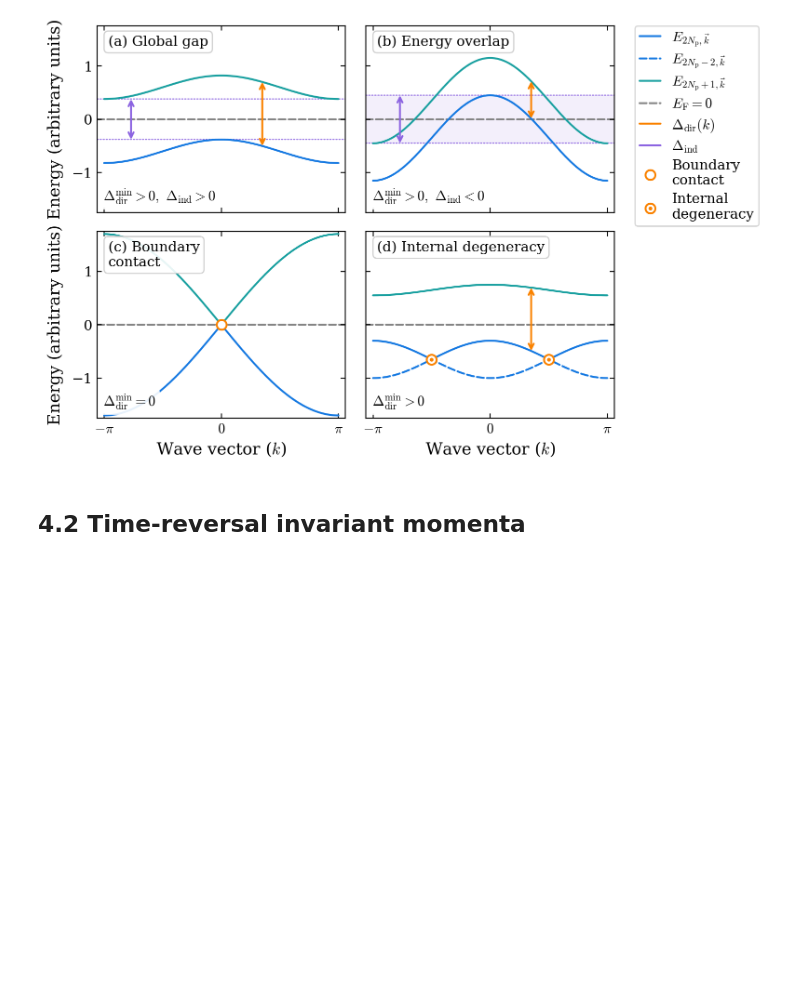
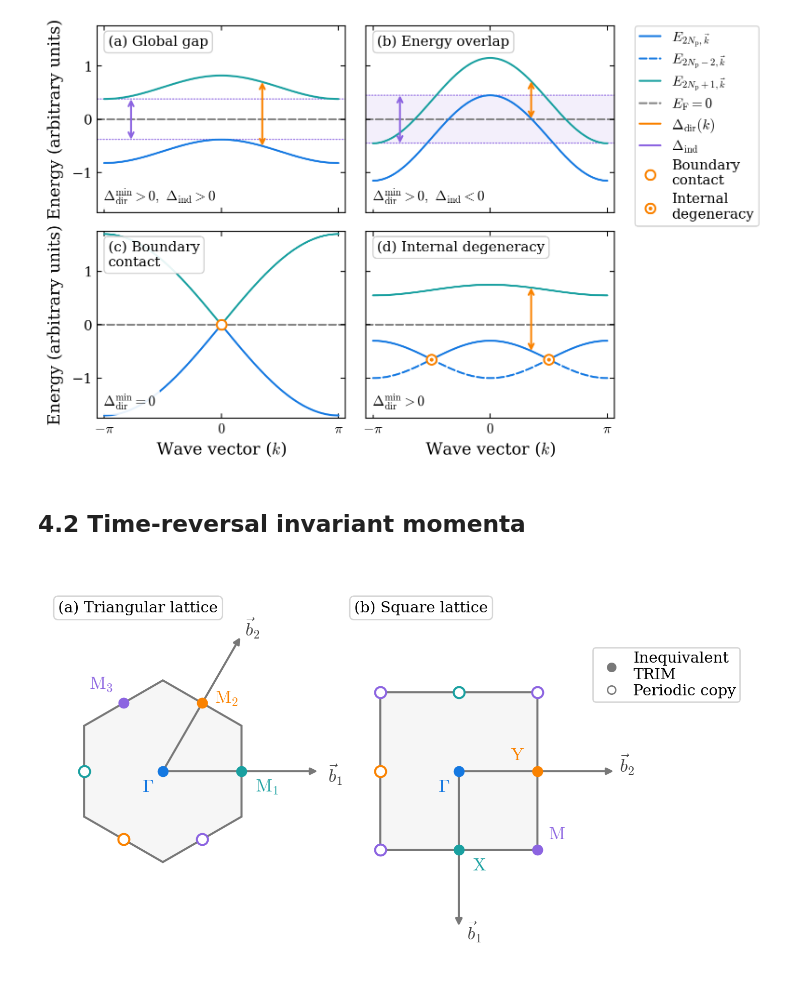
Before and after one commit to Photonico/PhD_thesis_20251216, a Jupyter notebook: figures_ch4/figures_ch4.ipynb, the cells around one changed output. Cells and saved outputs as stored; diff of their text form; code cells hidden in the pictures; blank space fills up the shorter version.

```diff
--- a/figures_ch4/figures_ch4.ipynb
+++ b/figures_ch4/figures_ch4.ipynb
@@ -12,7 +12,7 @@ from matplotlib.patches import Polygon
 
 ## personal settings
 band_size = (8, 5.0)
-trim_size = (8, 3.0)
+trim_size = (8, 4.0)
 dpi = 196
 label = 13
 subtitle = 11
@@ -148,8 +148,10 @@ layouts = [
 
 ## layout
 fig = plt.figure(figsize=trim_size, dpi=dpi)
-gs = fig.add_gridspec(1, 3, width_ratios=(1, 1, .56),
-                     left=.005, right=.995, bottom=.01, top=.99, wspace=.02)
+# gs = fig.add_gridspec(1, 3, width_ratios=(1, 1, .56),
+#                       left=.005, right=.995, bottom=.01, top=.99, wspace=.02)
+gs = fig.add_gridspec(1, 3, width_ratios=(1, 1, 0.4),
+                      left=.05, right=.95, bottom=0.005, top=.995, wspace=0)
 axes = [fig.add_subplot(gs[0, i]) for i in range(2)]
 
 for ax, (title, basis, polygon, points, copies, names, offsets) in zip(axes, layouts):
@@ -161,31 +163,33 @@ for ax, (title, basis, polygon, points, copies, names, offsets) in zip(axes, lay
                          edgecolor=grey, lw=line_width, zorder=0))
 
     for j, vector in enumerate(basis.T):
         ax.annotate("", xy=vector, xytext=(0, 0), zorder=1,
                     arrowprops=dict(arrowstyle="-|>", color=grey, lw=line_width))
         shift = [.05, -.02] if j == 0 else [.02, .045]
         ax.text(*(vector + shift), rf"$\vec{{b}}_{j+1}$", fontsize=label,
                 va="center", ha="left", color=dark_grey)
 
     for original, point in copies:
         ax.scatter(*point, s=64, fc="white", ec=colors[original], lw=line_width, zorder=4)
     for point, color, name, offset in zip(points, colors, names, offsets):
         ax.scatter(*point, s=64, color=color, lw=0, zorder=5)
         ax.annotate(name, xy=point, xytext=offset, textcoords="offset points",
                     fontsize=label, color=color, zorder=6)
 
 ## compact shared legend
 legend_handles = [
     Line2D([], [], marker="o", ls="None", color=grey, markerfacecolor=grey,
            markersize=6, label="Inequivalent\nTRIM"),
     Line2D([], [], marker="o", ls="None", color=grey, markerfacecolor="white",
            markersize=6, label="Periodic copy")]
 
 legend_ax = fig.add_subplot(gs[0, 2]); legend_ax.axis("off")
-legend_ax.legend(handles=legend_handles, loc="upper left", bbox_to_anchor=(0, .90),
+legend_ax.legend(handles=legend_handles, loc="upper left", bbox_to_anchor=(-0.40, 0.80),
            ncols=1, frameon=True, fancybox=True,
            borderpad=.25, labelspacing=.15, handletextpad=.45, borderaxespad=0)
 
 fig.savefig(output_directory / "4.2_trim.pdf", metadata={"CreationDate": None})
 plt.show()
 plt.close(fig)
+# %% [output]
+[figure, added]
```
Also changed, not shown: 28 other files.
